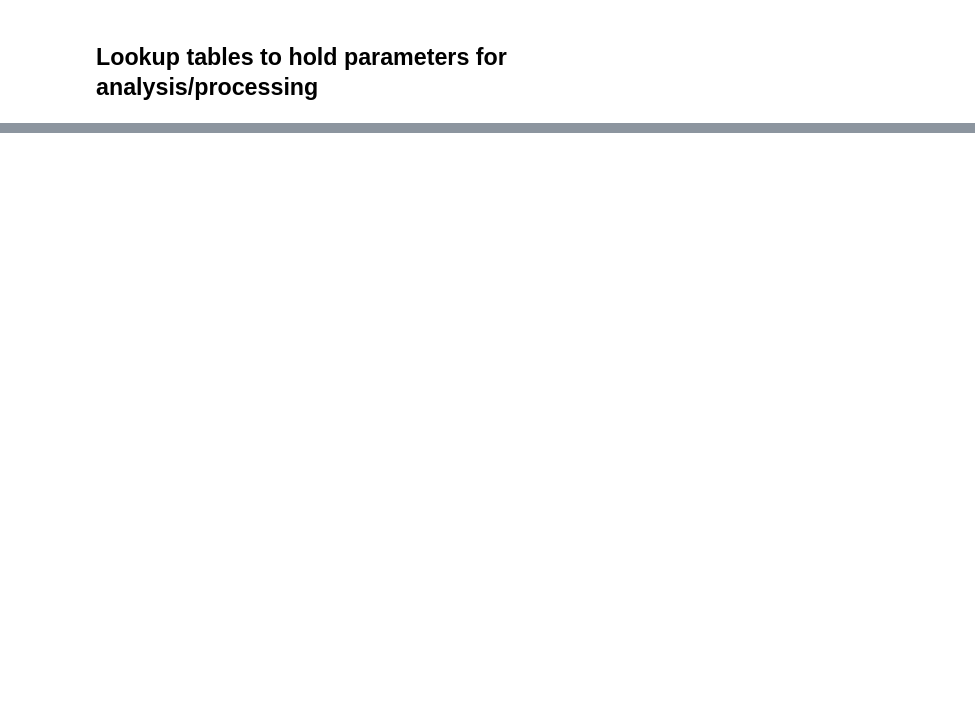
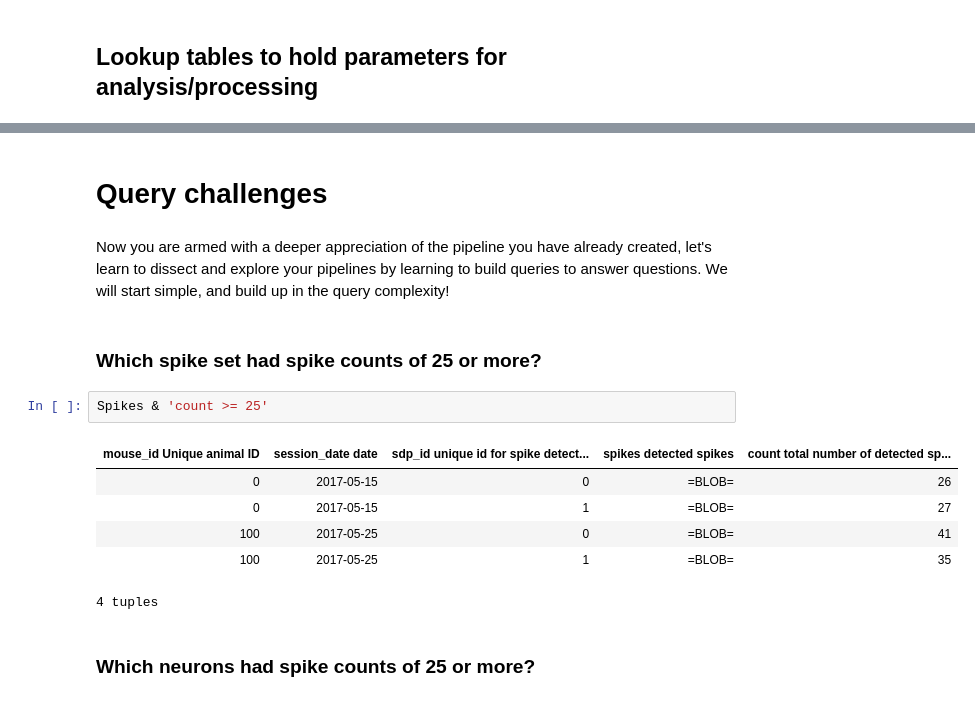
Before and after one commit to datajoint/neuronex_workshop_2018, a Jupyter notebook: 03-Design Patterns and Advanced Queries.ipynb, the cells around one changed output, grey strips where cells are left out. Drawn from its saved outputs; the diff is of its cells as text; blank space fills up the shorter version.

```diff
--- a/03-Design Patterns and Advanced Queries.ipynb
+++ b/03-Design Patterns and Advanced Queries.ipynb
@@ -51,0 +124,17 @@ Give me all scans for which we also recorded running data
+# %% [markdown]
+# Query challenges
+# %% [markdown]
+Now you are armed with a deeper appreciation of the pipeline you have already created, let's learn to dissect and explore your pipelines by learning to build queries to answer questions. We will start simple, and build up in the query complexity!
+# %% [markdown]
+### Which spike set had spike counts of 25 or more?
+# %%
+Spikes & 'count >= 25'
+# %% [output]
+| mouse_id Unique animal ID | session_date date | sdp_id unique id for spike detect... | spikes detected spikes | count total number of detected sp... |
+| 0 | 2017-05-15 | 0 | =BLOB= | 26 |
+| 0 | 2017-05-15 | 1 | =BLOB= | 27 |
+| 100 | 2017-05-25 | 0 | =BLOB= | 41 |
+| 100 | 2017-05-25 | 1 | =BLOB= | 35 |
+4 tuples
+# %% [markdown]
+### Which neurons had spike counts of 25 or more?
```
Also changed, not shown: parts of 60 cells of this notebook, 3 other files.
